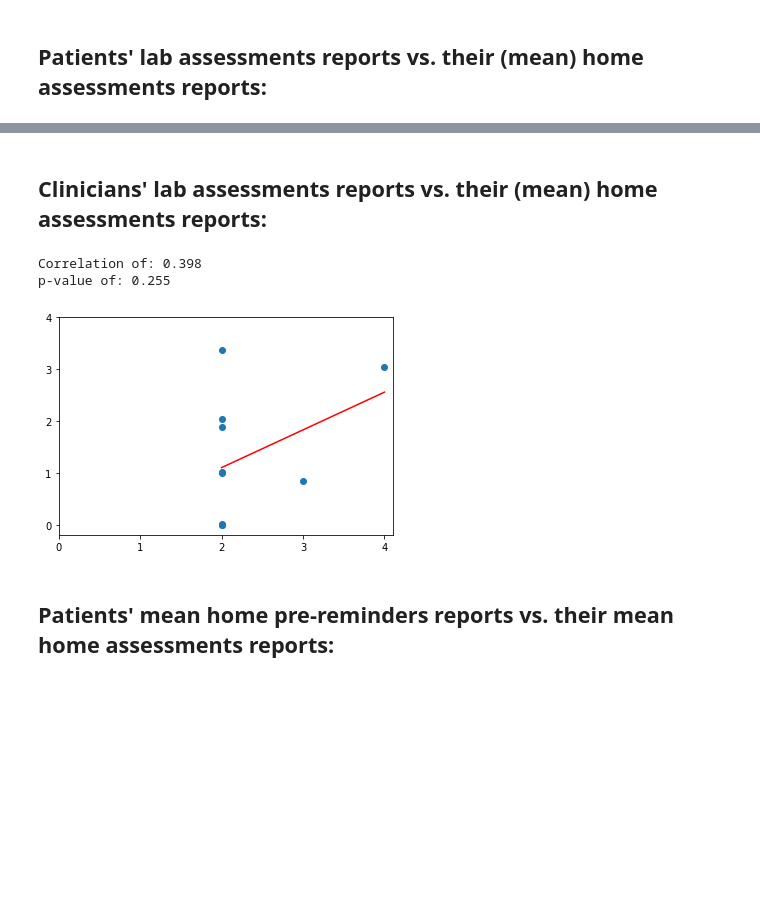
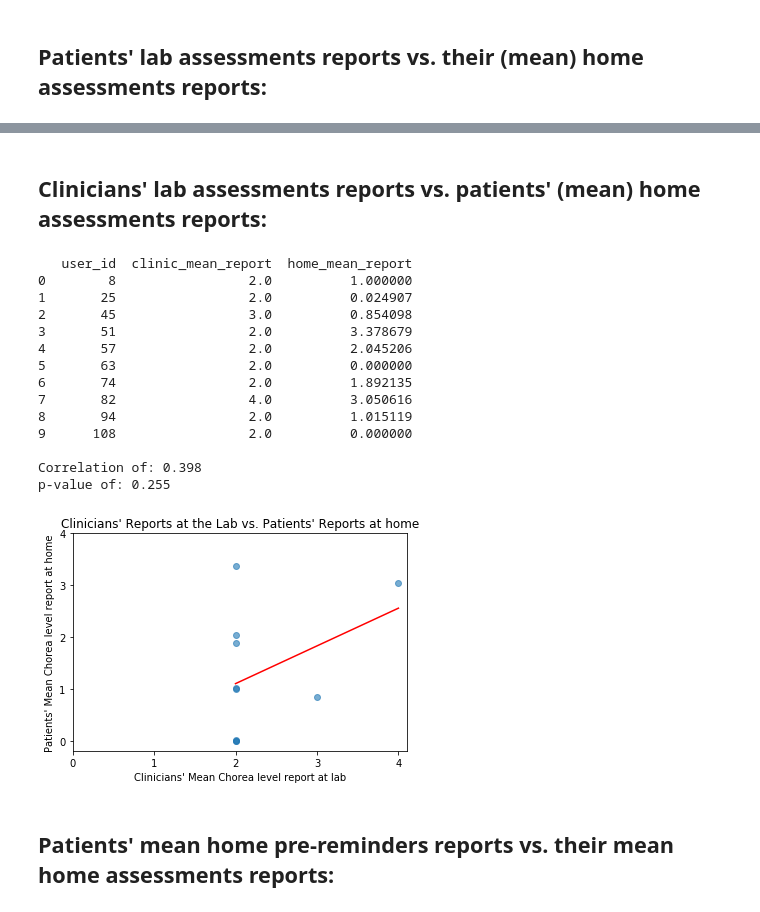
Before and after one commit to ShaniSarusi/DS-rep, a Jupyter notebook: Teva/data_statistical_inspection.ipynb, the cells around one changed output, grey strips where cells are left out. Drawn from its saved outputs; the diff is of its cells as text; code cells hidden in the pictures; blank space fills up the shorter version.

```diff
--- a/Teva/data_statistical_inspection.ipynb
+++ b/Teva/data_statistical_inspection.ipynb
@@ -378,38 +350,51 @@ p-value of: 0.009
 # %% [markdown]
-## Clinicians' lab assessments reports vs. their (mean) home assessments reports:
+## Clinicians' lab assessments reports vs. patients' (mean) home assessments reports:
 # %%
 clinic_report_per_user = clinic_df[['user_id', 'clinician_report_value']].groupby('user_id').agg('mean')
 clinic_report_per_user.columns = ['clinic_mean_report']
 clinic_report_per_user.sort_index(inplace=True)
 
 home_report_per_user = home_df[['user_id', 'patient_report_value']].groupby('user_id').agg('mean')
 home_report_per_user.columns = ['home_mean_report']
 home_report_per_user.sort_index(inplace=True)
 
 both_reports = pd.concat([clinic_report_per_user, home_report_per_user], axis=1)
 both_reports.dropna(inplace=True)
 both_reports.reset_index(inplace=True)
+print(both_reports.head(15))
 
 clinic_mean = both_reports.clinic_mean_report
 home_mean = both_reports.home_mean_report
 
 coef, p_val = pearsonr(clinic_mean, home_mean)
 print('\n' 'Correlation of: %.3f \np-value of: %.3f' % (coef, p_val))
 
-plt.scatter(clinic_mean, home_mean)
+plt.scatter(clinic_mean, home_mean, alpha=0.6)
 plt.plot(np.unique(clinic_mean),
          np.poly1d(np.polyfit(clinic_mean, home_mean, 1))(np.unique(clinic_mean)),
          color='r')
 plt.xticks(range(5))
 plt.yticks(range(5))
-# plt.xlabel('Mean Chorea level report at lab')
-# plt.ylabel('Mean Chorea level report at home')
-# plt.title("Patients' reports at the lab vs. at home")
+plt.xlabel("Clinicians' Mean Chorea level report at lab")
+plt.ylabel("Patients' Mean Chorea level report at home")
+plt.title("Clinicians' Reports at the Lab vs. Patients' Reports at home")
 plt.show()
 # %% [output]
+   user_id  clinic_mean_report  home_mean_report
+0        8                 2.0          1.000000
+1       25                 2.0          0.024907
+2       45                 3.0          0.854098
+3       51                 2.0          3.378679
+4       57                 2.0          2.045206
+5       63                 2.0          0.000000
+6       74                 2.0          1.892135
+7       82                 4.0          3.050616
+8       94                 2.0          1.015119
+9      108                 2.0          0.000000
+
 Correlation of: 0.398
 p-value of: 0.255
-[figure, old version]
+[figure, new version]
 # %% [markdown]
 ## Patients' mean home pre-reminders reports vs. their mean home assessments reports:
 # %%
```
Also changed, not shown: parts of 24 cells of this notebook, 1 other file.
